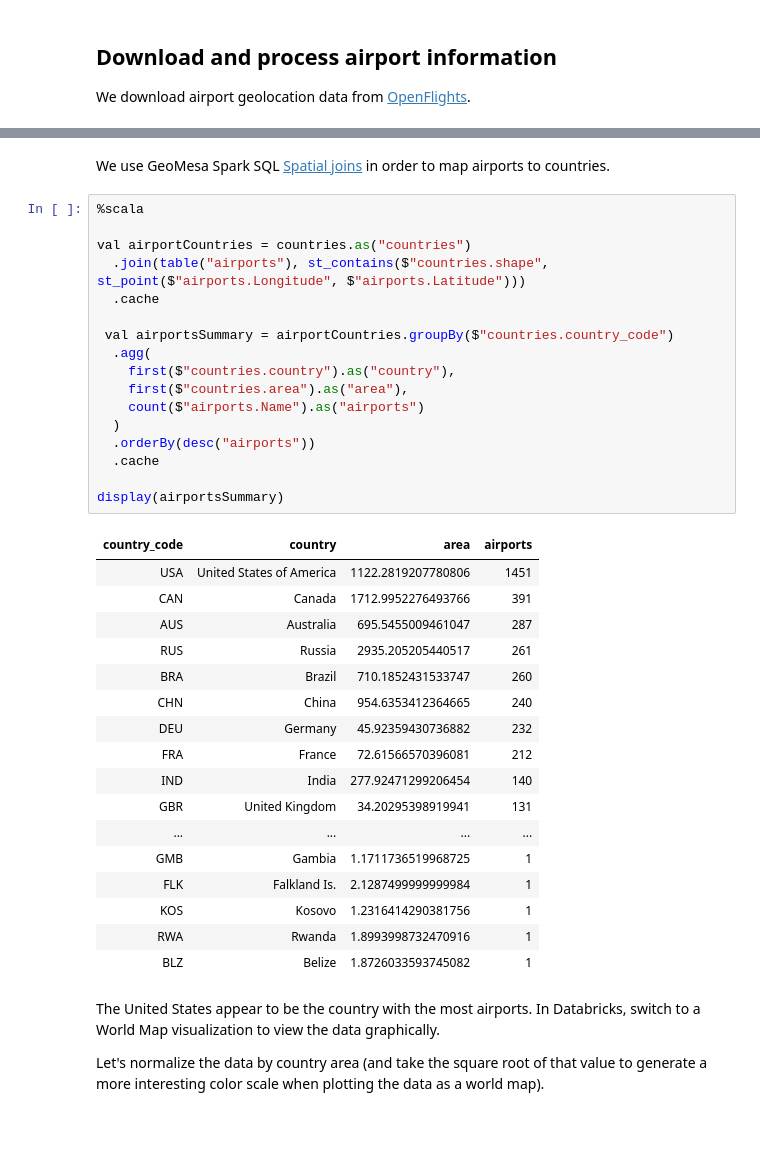
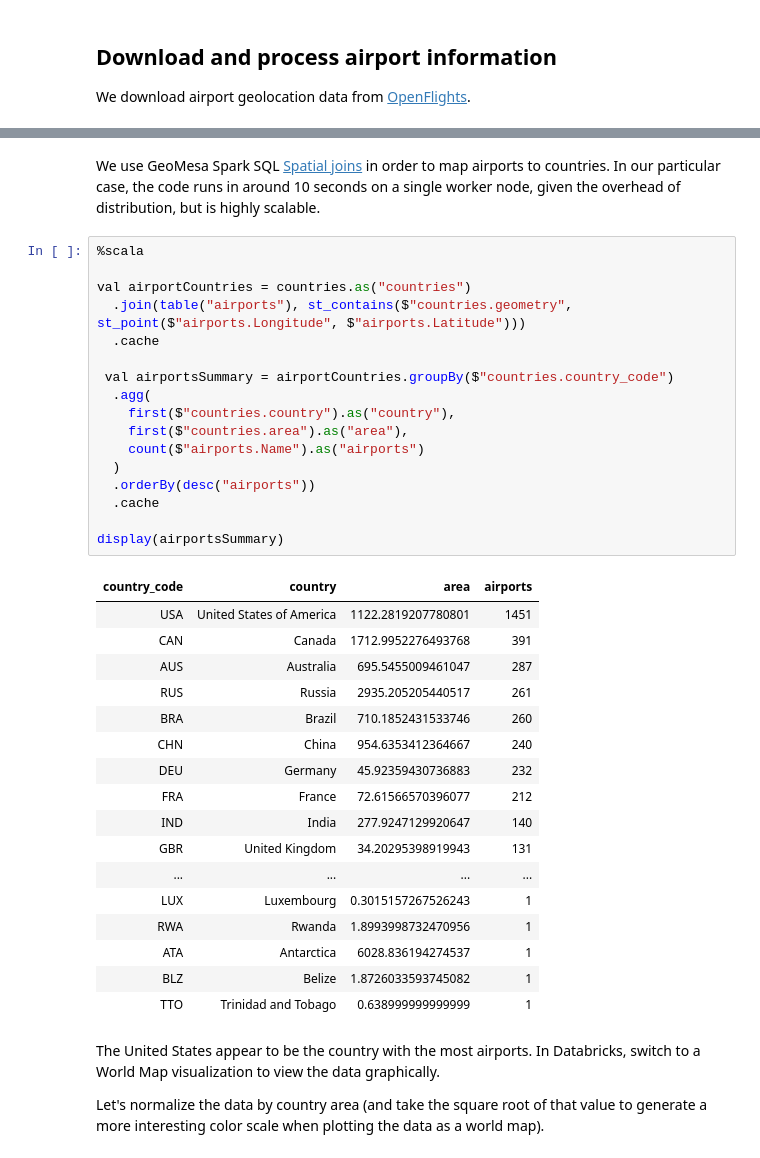
Before and after one commit to algattik/databricks-geomesa, a Jupyter notebook: notebooks/airport-mapping.ipynb, the cells around one changed output, grey strips where cells are left out. Cells and saved outputs as stored; diff of their text form; blank space fills up the shorter version.

```diff
--- a/notebooks/airport-mapping.ipynb
+++ b/notebooks/airport-mapping.ipynb
@@ -176,40 +204,40 @@ display(countries.limit(1))
 # %% [markdown]
-We use GeoMesa Spark SQL [Spatial joins](https://www.geomesa.org/documentation/tutorials/dwithin-join.html) in order to map airports to countries.
+We use GeoMesa Spark SQL [Spatial joins](https://www.geomesa.org/documentation/tutorials/dwithin-join.html) in order to map airports to countries. In our particular case, the code runs in around 10 seconds on a single worker node, given the overhead of distribution, but is highly scalable.
 # %%
 %scala
 
 val airportCountries = countries.as("countries")
-  .join(table("airports"), st_contains($"countries.shape", st_point($"airports.Longitude", $"airports.Latitude")))
+  .join(table("airports"), st_contains($"countries.geometry", st_point($"airports.Longitude", $"airports.Latitude")))
   .cache
 
  val airportsSummary = airportCountries.groupBy($"countries.country_code")
   .agg(
     first($"countries.country").as("country"),
     first($"countries.area").as("area"),
     count($"airports.Name").as("airports")
   )
   .orderBy(desc("airports"))
   .cache
 
 display(airportsSummary)
 # %% [output]
 | country_code | country | area | airports |
-| USA | United States of America | 1122.2819207780806 | 1451 |
-| CAN | Canada | 1712.9952276493766 | 391 |
+| USA | United States of America | 1122.2819207780801 | 1451 |
+| CAN | Canada | 1712.9952276493768 | 391 |
 | AUS | Australia | 695.5455009461047 | 287 |
 | RUS | Russia | 2935.205205440517 | 261 |
-| BRA | Brazil | 710.1852431533747 | 260 |
-| CHN | China | 954.6353412364665 | 240 |
-| DEU | Germany | 45.92359430736882 | 232 |
-| FRA | France | 72.61566570396081 | 212 |
-| IND | India | 277.92471299206454 | 140 |
-| GBR | United Kingdom | 34.20295398919941 | 131 |
+| BRA | Brazil | 710.1852431533746 | 260 |
+| CHN | China | 954.6353412364667 | 240 |
+| DEU | Germany | 45.92359430736883 | 232 |
+| FRA | France | 72.61566570396077 | 212 |
+| IND | India | 277.9247129920647 | 140 |
+| GBR | United Kingdom | 34.20295398919943 | 131 |
 | ... | ... | ... | ... |
-| GMB | Gambia | 1.1711736519968725 | 1 |
-| FLK | Falkland Is. | 2.1287499999999984 | 1 |
-| KOS | Kosovo | 1.2316414290381756 | 1 |
-| RWA | Rwanda | 1.8993998732470916 | 1 |
+| LUX | Luxembourg | 0.3015157267526243 | 1 |
+| RWA | Rwanda | 1.8993998732470956 | 1 |
+| ATA | Antarctica | 6028.836194274537 | 1 |
 | BLZ | Belize | 1.8726033593745082 | 1 |
+| TTO | Trinidad and Tobago | 0.638999999999999 | 1 |
 # %% [markdown]
 The United States appear to be the country with the most airports.  In Databricks, switch to a World Map visualization to view the data graphically.
 
```
Also changed, not shown: parts of 26 cells of this notebook.
